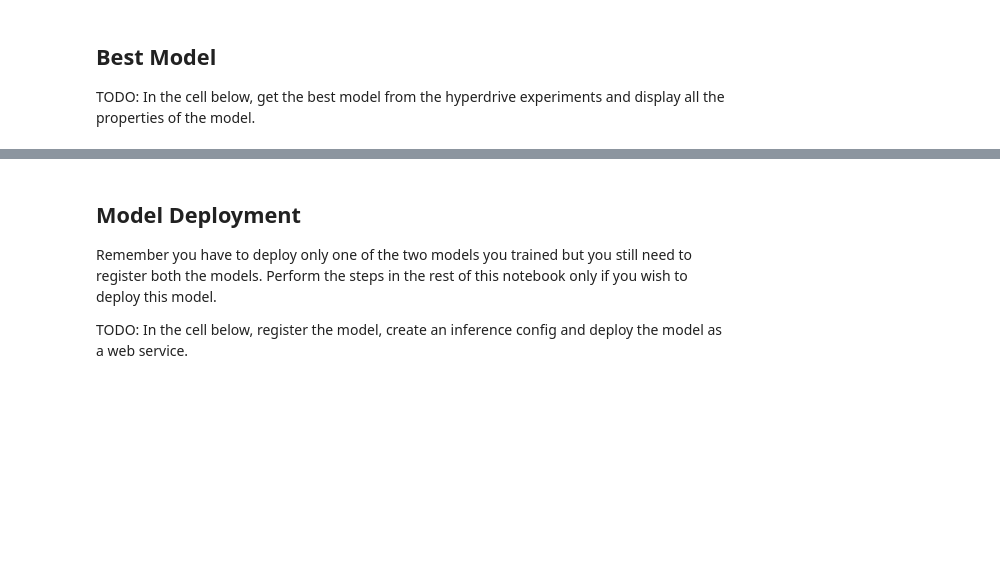
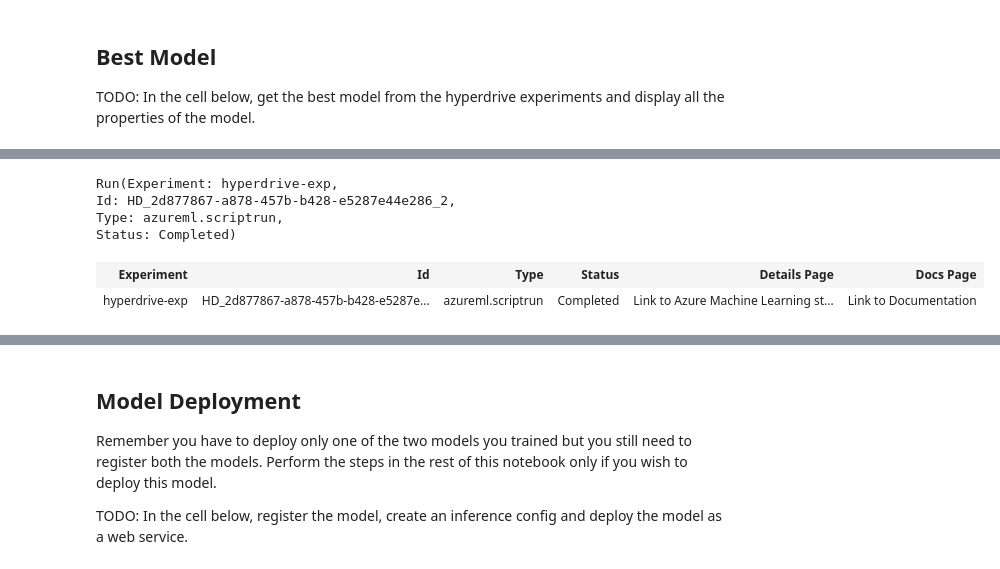
Before and after one commit to hknguyen20/nd00333-capstone, a Jupyter notebook: hyperparameter_tuning.ipynb, the cells around one changed output, grey strips where cells are left out. Drawn from its saved outputs; the diff is of its cells as text; code cells hidden in the pictures; blank space fills up the shorter version.

```diff
--- a/hyperparameter_tuning.ipynb
+++ b/hyperparameter_tuning.ipynb
@@ -229,3 +223,15 @@ print(metrics)
+# %%
+print(best_run)
+# %% [output]
+Run(Experiment: hyperdrive-exp,
+Id: HD_2d877867-a878-457b-b428-e5287e44e286_2,
+Type: azureml.scriptrun,
+Status: Completed)
+# %%
+best_run
+# %% [output]
+| Experiment | Id | Type | Status | Details Page | Docs Page |
+| hyperdrive-exp | HD_2d877867-a878-457b-b428-e5287e... | azureml.scriptrun | Completed | Link to Azure Machine Learning st... | Link to Documentation |
 # %%
 best_run.get_file_names()
 # %% [output]
```
Also changed, not shown: parts of 8 cells of this notebook, 4 other files.
